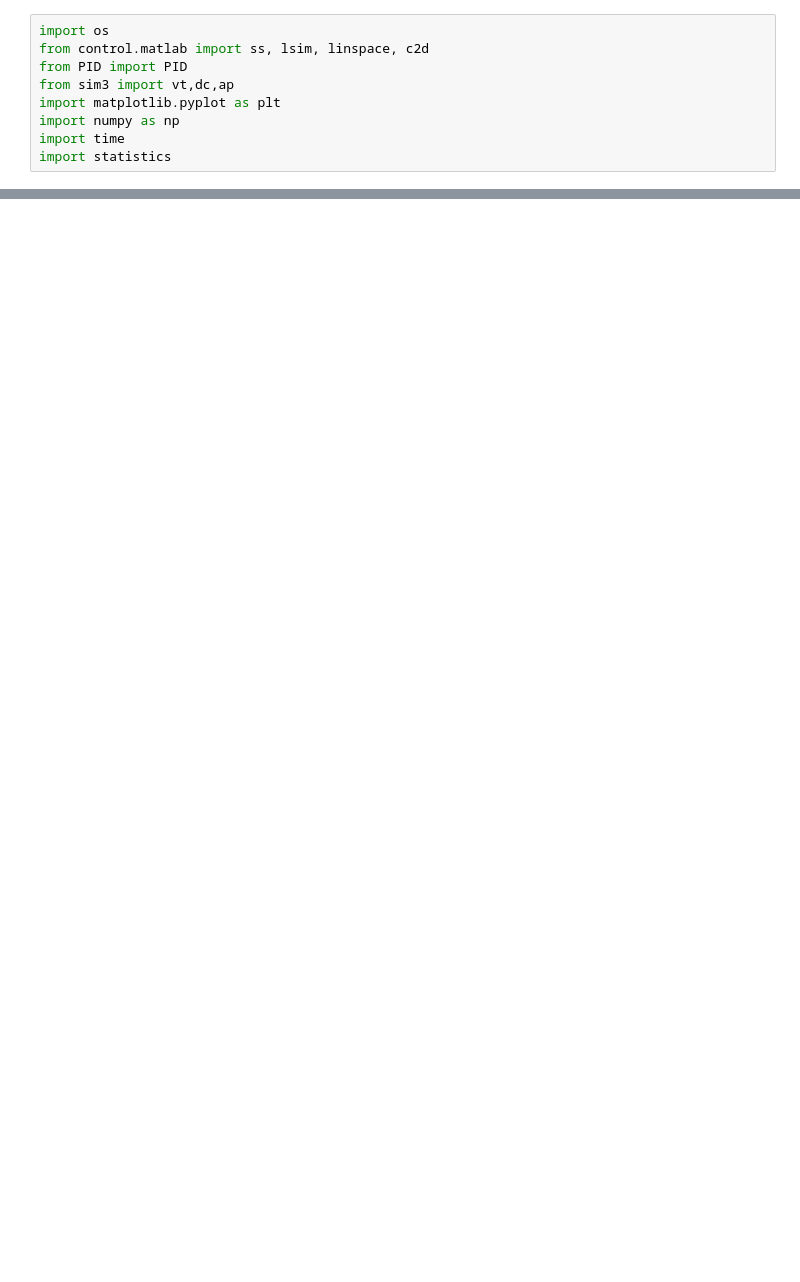
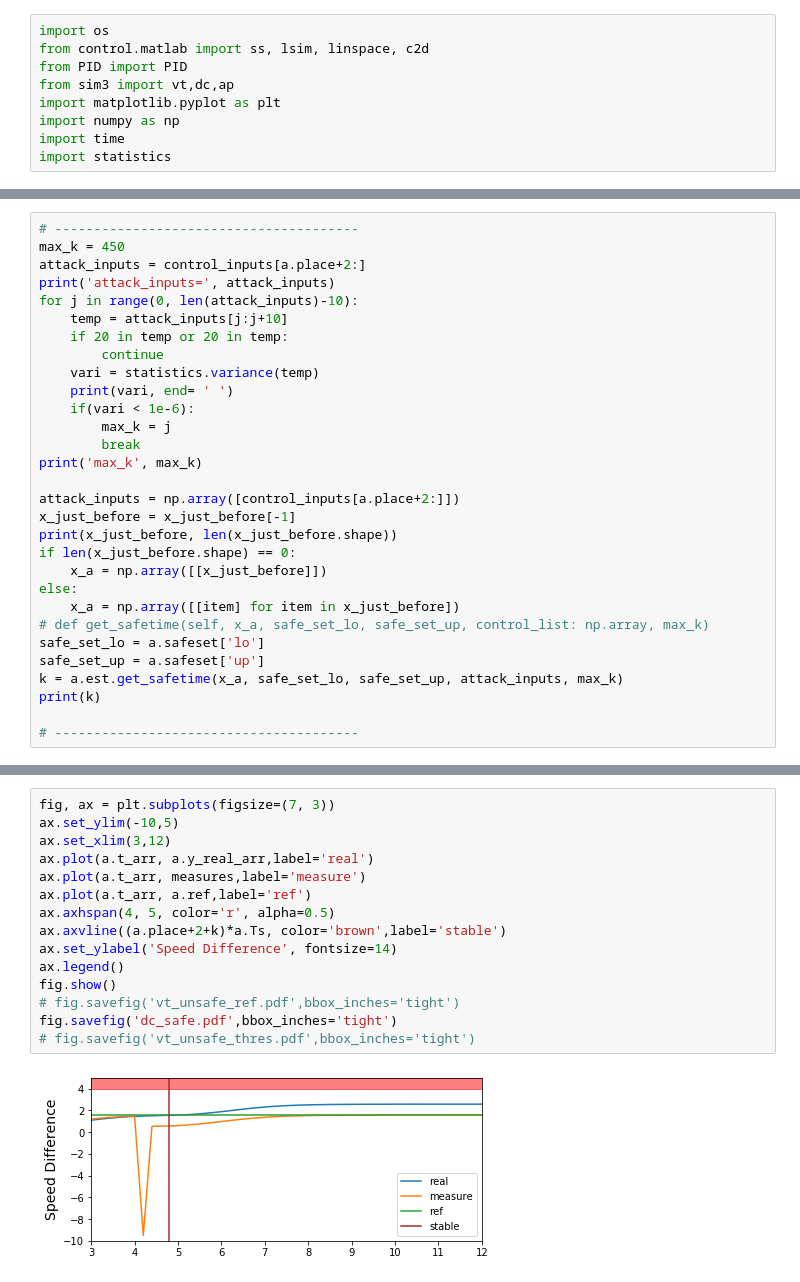
Before and after one commit to CPSEC/Emsoft, a Jupyter notebook: demo_new.ipynb, the cells around one changed output, grey strips where cells are left out. Saved outputs shown, nothing was run; the diff lists cells and outputs as text; blank space fills up the shorter version.

```diff
--- a/demo_new.ipynb
+++ b/demo_new.ipynb
@@ -189,0 +204,30 @@ plt.show()
+# %%
+# ---------------------------------------
+max_k = 450
+attack_inputs = control_inputs[a.place+2:]
+print('attack_inputs=', attack_inputs)
+for j in range(0, len(attack_inputs)-10):
+    temp = attack_inputs[j:j+10]
+    if 20 in temp or 20 in temp:
+        continue
+    vari = statistics.variance(temp)
+    print(vari, end= ' ')
+    if(vari < 1e-6):
+        max_k = j
+        break
+print('max_k', max_k)
+
+attack_inputs = np.array([control_inputs[a.place+2:]])
+x_just_before = x_just_before[-1]
+print(x_just_before, len(x_just_before.shape))
+if len(x_just_before.shape) == 0:
+    x_a = np.array([[x_just_before]])
+else:
+    x_a = np.array([[item] for item in x_just_before])
+# def get_safetime(self, x_a, safe_set_lo, safe_set_up, control_list: np.array, max_k)
+safe_set_lo = a.safeset['lo']
+safe_set_up = a.safeset['up']
+k = a.est.get_safetime(x_a, safe_set_lo, safe_set_up, attack_inputs, max_k)
+print(k)
+
+# ---------------------------------------
@@ -189,0 +252,17 @@ plt.show()
+# %%
+fig, ax = plt.subplots(figsize=(7, 3))
+ax.set_ylim(-10,5)
+ax.set_xlim(3,12)
+ax.plot(a.t_arr, a.y_real_arr,label='real')
+ax.plot(a.t_arr, measures,label='measure')
+ax.plot(a.t_arr, a.ref,label='ref')
+ax.axhspan(4, 5, color='r', alpha=0.5)
+ax.axvline((a.place+2+k)*a.Ts, color='brown',label='stable')
+ax.set_ylabel('Speed Difference', fontsize=14)
+ax.legend()
+fig.show()
+# fig.savefig('vt_unsafe_ref.pdf',bbox_inches='tight')
+fig.savefig('dc_safe.pdf',bbox_inches='tight')
+# fig.savefig('vt_unsafe_thres.pdf',bbox_inches='tight')
+# %% [output]
+[figure, added]
```
Also changed, not shown: parts of 12 cells of this notebook.
